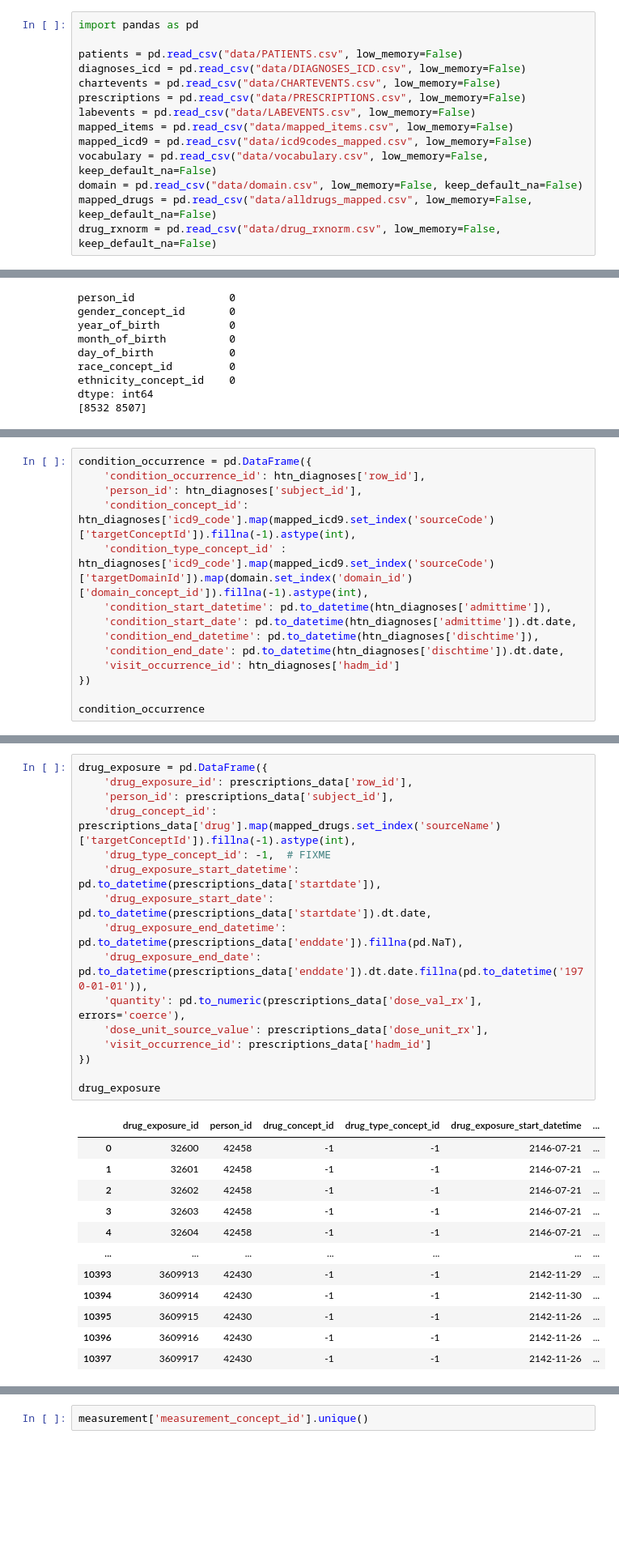
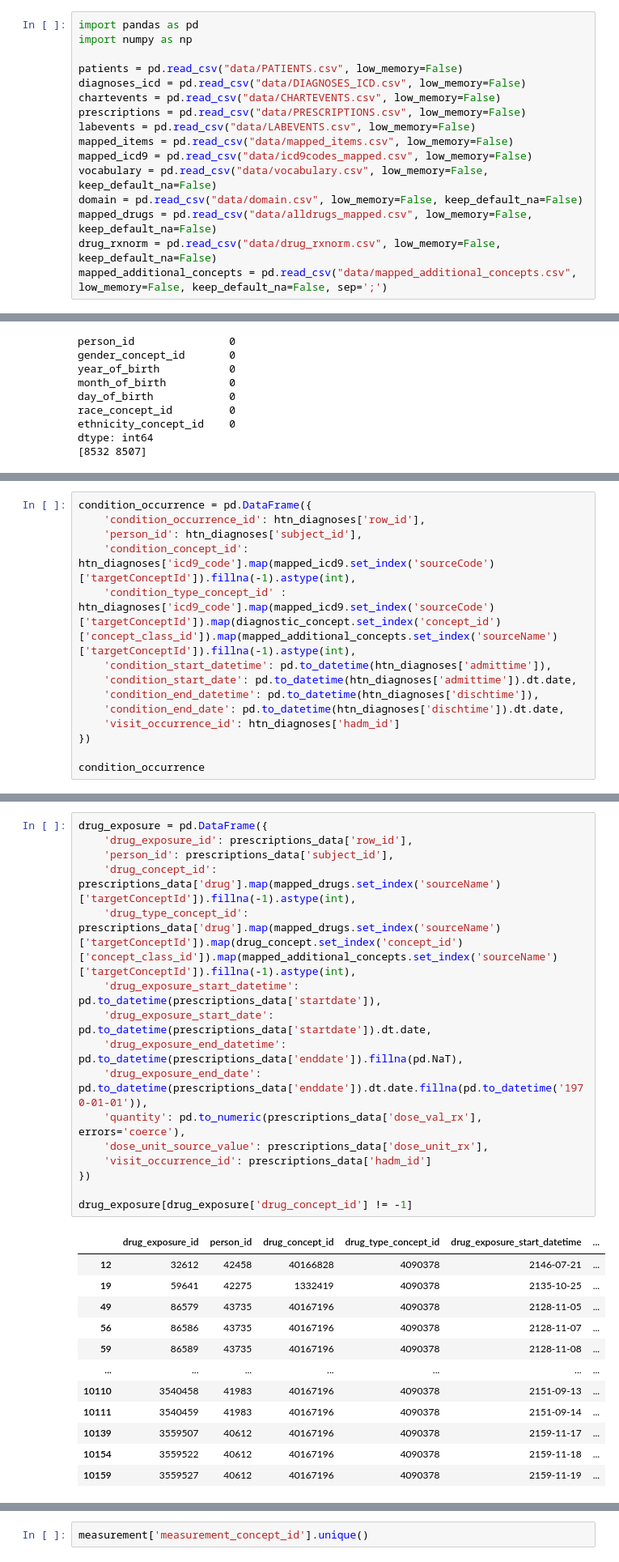
Before and after one commit to Mehd212/MIMICETL, a Jupyter notebook: main.ipynb, the cells around one changed output, grey strips where cells are left out. Shown at 81% size. Drawn from its saved outputs; the diff is of its cells as text; blank space fills up the shorter version.

Commit message:
class concept

```diff
--- a/main.ipynb
+++ b/main.ipynb
@@ -1,5 +1,6 @@
 # %%
 import pandas as pd
+import numpy as np
 
 patients = pd.read_csv("data/PATIENTS.csv", low_memory=False)
 diagnoses_icd = pd.read_csv("data/DIAGNOSES_ICD.csv", low_memory=False)
@@ -12,6 +13,7 @@ vocabulary = pd.read_csv("data/vocabulary.csv", low_memory=False, keep_default_n
 domain = pd.read_csv("data/domain.csv", low_memory=False, keep_default_na=False)
 mapped_drugs = pd.read_csv("data/alldrugs_mapped.csv", low_memory=False, keep_default_na=False)
 drug_rxnorm = pd.read_csv("data/drug_rxnorm.csv", low_memory=False, keep_default_na=False)
+mapped_additional_concepts = pd.read_csv("data/mapped_additional_concepts.csv", low_memory=False, keep_default_na=False, sep=';')
 # %%
 htn_diagnoses = diagnoses_icd[
     diagnoses_icd['icd9_code'].str.startswith(('401', '402', '403', '404', '405'))
@@ -575,7 +660,7 @@ condition_occurrence = pd.DataFrame({
     'condition_occurrence_id': htn_diagnoses['row_id'],
     'person_id': htn_diagnoses['subject_id'],
     'condition_concept_id': htn_diagnoses['icd9_code'].map(mapped_icd9.set_index('sourceCode')['targetConceptId']).fillna(-1).astype(int),
-    'condition_type_concept_id' : htn_diagnoses['icd9_code'].map(mapped_icd9.set_index('sourceCode')['targetDomainId']).map(domain.set_index('domain_id')['domain_concept_id']).fillna(-1).astype(int),
+    'condition_type_concept_id' : htn_diagnoses['icd9_code'].map(mapped_icd9.set_index('sourceCode')['targetConceptId']).map(diagnostic_concept.set_index('concept_id')['concept_class_id']).map(mapped_additional_concepts.set_index('sourceName')['targetConceptId']).fillna(-1).astype(int),
     'condition_start_datetime': pd.to_datetime(htn_diagnoses['admittime']),
     'condition_start_date': pd.to_datetime(htn_diagnoses['admittime']).dt.date,
     'condition_end_datetime': pd.to_datetime(htn_diagnoses['dischtime']),
@@ -614,29 +699,29 @@ mapped_drugs
 # %%
 drug_exposure = pd.DataFrame({
     'drug_exposure_id': prescriptions_data['row_id'],
     'person_id': prescriptions_data['subject_id'],
     'drug_concept_id': prescriptions_data['drug'].map(mapped_drugs.set_index('sourceName')['targetConceptId']).fillna(-1).astype(int),
-    'drug_type_concept_id': -1,  # FIXME
+    'drug_type_concept_id': prescriptions_data['drug'].map(mapped_drugs.set_index('sourceName')['targetConceptId']).map(drug_concept.set_index('concept_id')['concept_class_id']).map(mapped_additional_concepts.set_index('sourceName')['targetConceptId']).fillna(-1).astype(int),
     'drug_exposure_start_datetime': pd.to_datetime(prescriptions_data['startdate']),
     'drug_exposure_start_date': pd.to_datetime(prescriptions_data['startdate']).dt.date,
     'drug_exposure_end_datetime': pd.to_datetime(prescriptions_data['enddate']).fillna(pd.NaT),
     'drug_exposure_end_date': pd.to_datetime(prescriptions_data['enddate']).dt.date.fillna(pd.to_datetime('1970-01-01')),
     'quantity': pd.to_numeric(prescriptions_data['dose_val_rx'], errors='coerce'),
     'dose_unit_source_value': prescriptions_data['dose_unit_rx'],
     'visit_occurrence_id': prescriptions_data['hadm_id']
 })
 
-drug_exposure
+drug_exposure[drug_exposure['drug_concept_id'] != -1]
 # %% [output]
 |  | drug_exposure_id | person_id | drug_concept_id | drug_type_concept_id | drug_exposure_start_datetime | ... |
-| 0 | 32600 | 42458 | -1 | -1 | 2146-07-21 | ... |
-| 1 | 32601 | 42458 | -1 | -1 | 2146-07-21 | ... |
-| 2 | 32602 | 42458 | -1 | -1 | 2146-07-21 | ... |
-| 3 | 32603 | 42458 | -1 | -1 | 2146-07-21 | ... |
-| 4 | 32604 | 42458 | -1 | -1 | 2146-07-21 | ... |
+| 12 | 32612 | 42458 | 40166828 | 4090378 | 2146-07-21 | ... |
+| 19 | 59641 | 42275 | 1332419 | 4090378 | 2135-10-25 | ... |
+| 49 | 86579 | 43735 | 40167196 | 4090378 | 2128-11-05 | ... |
+| 56 | 86586 | 43735 | 40167196 | 4090378 | 2128-11-07 | ... |
+| 59 | 86589 | 43735 | 40167196 | 4090378 | 2128-11-08 | ... |
 | ... | ... | ... | ... | ... | ... | ... |
-| 10393 | 3609913 | 42430 | -1 | -1 | 2142-11-29 | ... |
-| 10394 | 3609914 | 42430 | -1 | -1 | 2142-11-30 | ... |
-| 10395 | 3609915 | 42430 | -1 | -1 | 2142-11-26 | ... |
-| 10396 | 3609916 | 42430 | -1 | -1 | 2142-11-26 | ... |
-| 10397 | 3609917 | 42430 | -1 | -1 | 2142-11-26 | ... |
+| 10110 | 3540458 | 41983 | 40167196 | 4090378 | 2151-09-13 | ... |
+| 10111 | 3540459 | 41983 | 40167196 | 4090378 | 2151-09-14 | ... |
+| 10139 | 3559507 | 40612 | 40167196 | 4090378 | 2159-11-17 | ... |
+| 10154 | 3559522 | 40612 | 40167196 | 4090378 | 2159-11-18 | ... |
+| 10159 | 3559527 | 40612 | 40167196 | 4090378 | 2159-11-19 | ... |
```
Also changed, not shown: parts of 12 cells of this notebook, 1 other file.
